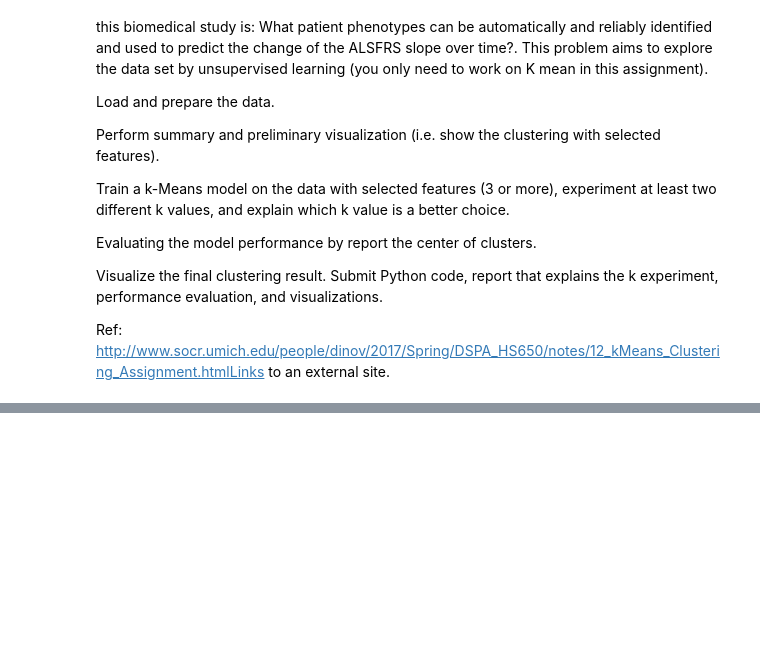
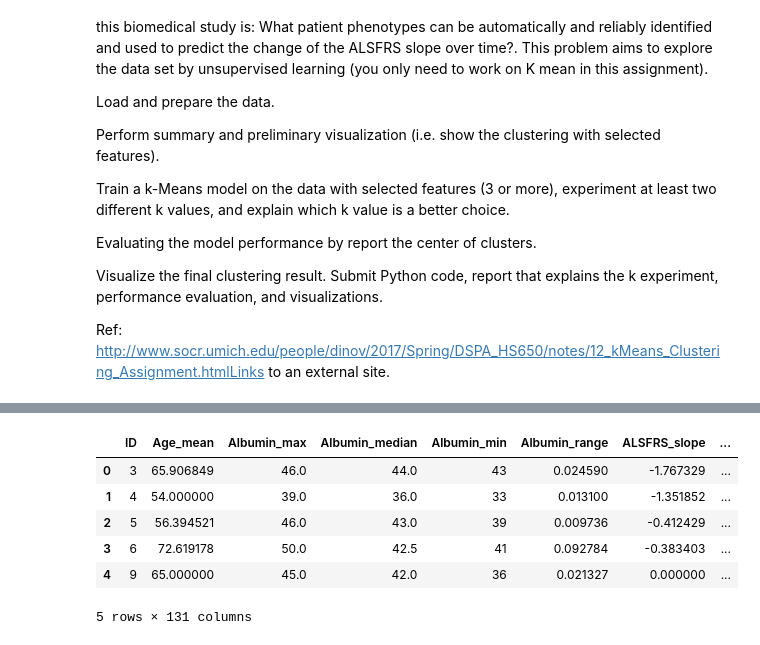
Before and after one commit to rghimre3/INFO5505_Machine_Learning_for-_Data_Scientist, a Jupyter notebook: Ghimire_Ramesh_clustering.ipynb, the cells around one changed output, grey strips where cells are left out. Cells and saved outputs as stored; diff of their text form; code cells hidden in the pictures; blank space fills up the shorter version.

```diff
--- a/Ghimire_Ramesh_clustering.ipynb
+++ b/Ghimire_Ramesh_clustering.ipynb
@@ -39,0 +59,10 @@ from sklearn.model_selection import train_test_split
+# %%
+test_df.head()
+# %% [output]
+|  | ID | Age_mean | Albumin_max | Albumin_median | Albumin_min | Albumin_range | ALSFRS_slope | ... |
+| 0 | 3 | 65.906849 | 46.0 | 44.0 | 43 | 0.024590 | -1.767329 | ... |
+| 1 | 4 | 54.000000 | 39.0 | 36.0 | 33 | 0.013100 | -1.351852 | ... |
+| 2 | 5 | 56.394521 | 46.0 | 43.0 | 39 | 0.009736 | -0.412429 | ... |
+| 3 | 6 | 72.619178 | 50.0 | 42.5 | 41 | 0.092784 | -0.383403 | ... |
+| 4 | 9 | 65.000000 | 45.0 | 42.0 | 36 | 0.021327 | 0.000000 | ... |
+5 rows × 131 columns
```
Also changed, not shown: parts of 14 cells of this notebook.
